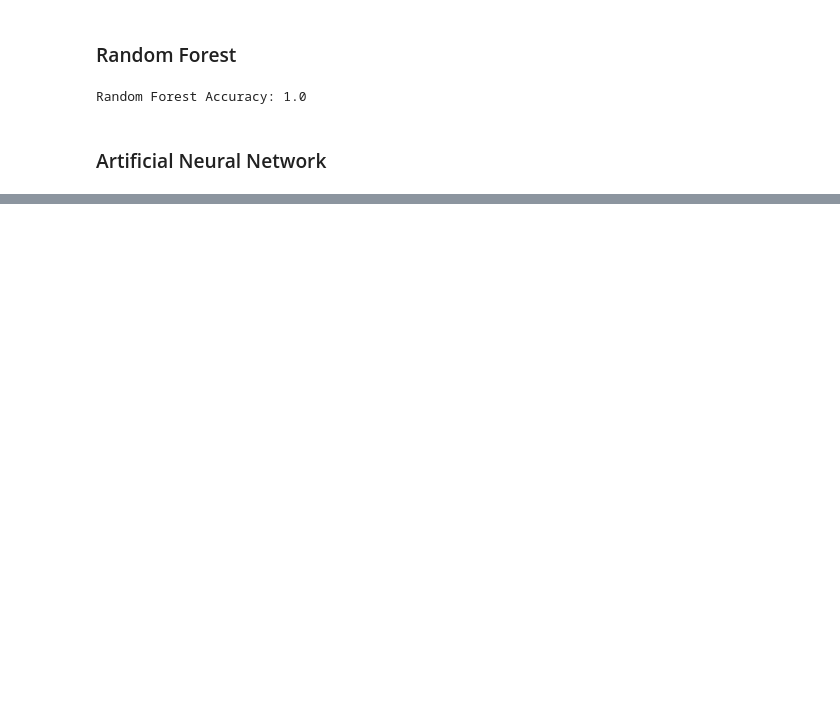
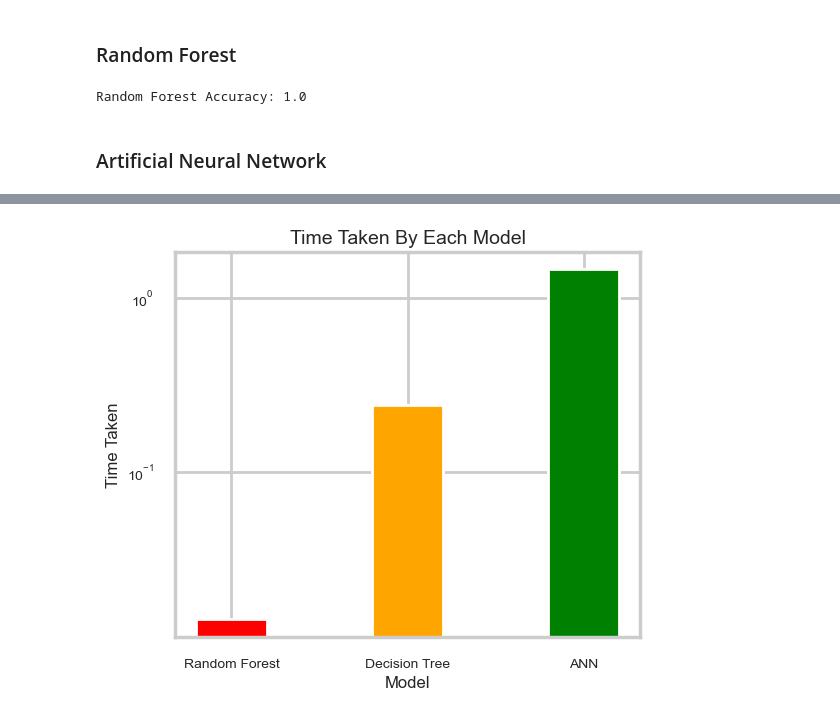
Before and after one commit to SHARONZACHARIA/DataMining_Report, a Jupyter notebook: mushroom_dataset_analysis.ipynb, the cells around one changed output, grey strips where cells are left out. Cells and saved outputs as stored; diff of their text form; code cells hidden in the pictures; blank space fills up the shorter version.

```diff
--- a/mushroom_dataset_analysis.ipynb
+++ b/mushroom_dataset_analysis.ipynb
@@ -307,0 +366,17 @@ ModuleNotFoundError: No module named 'Tensorlfow'
+# %%
+import matplotlib.pyplot as plt
+
+models = ['Random Forest', 'Decision Tree', 'ANN']
+sns.set_style('whitegrid')
+plt.figure(figsize=(6, 5))  # Adjust the figure size
+plt.bar(models, train_times, color=['red', 'orange', 'green'], width=0.4)
+plt.xlabel('Model', fontsize=12)  # Adjust font size
+plt.ylabel('Time Taken', fontsize=12)
+plt.yscale('log')
+# Adjust font size
+plt.title('Time Taken By Each Model', fontsize=14)  # Adjust font size
+plt.xticks(fontsize=10)  # Adjust font size
+plt.yticks(fontsize=10)  # Adjust font size
+plt.show()
+# %% [output]
+[figure, added]
```
Also changed, not shown: parts of 15 cells of this notebook, 1 other file.
